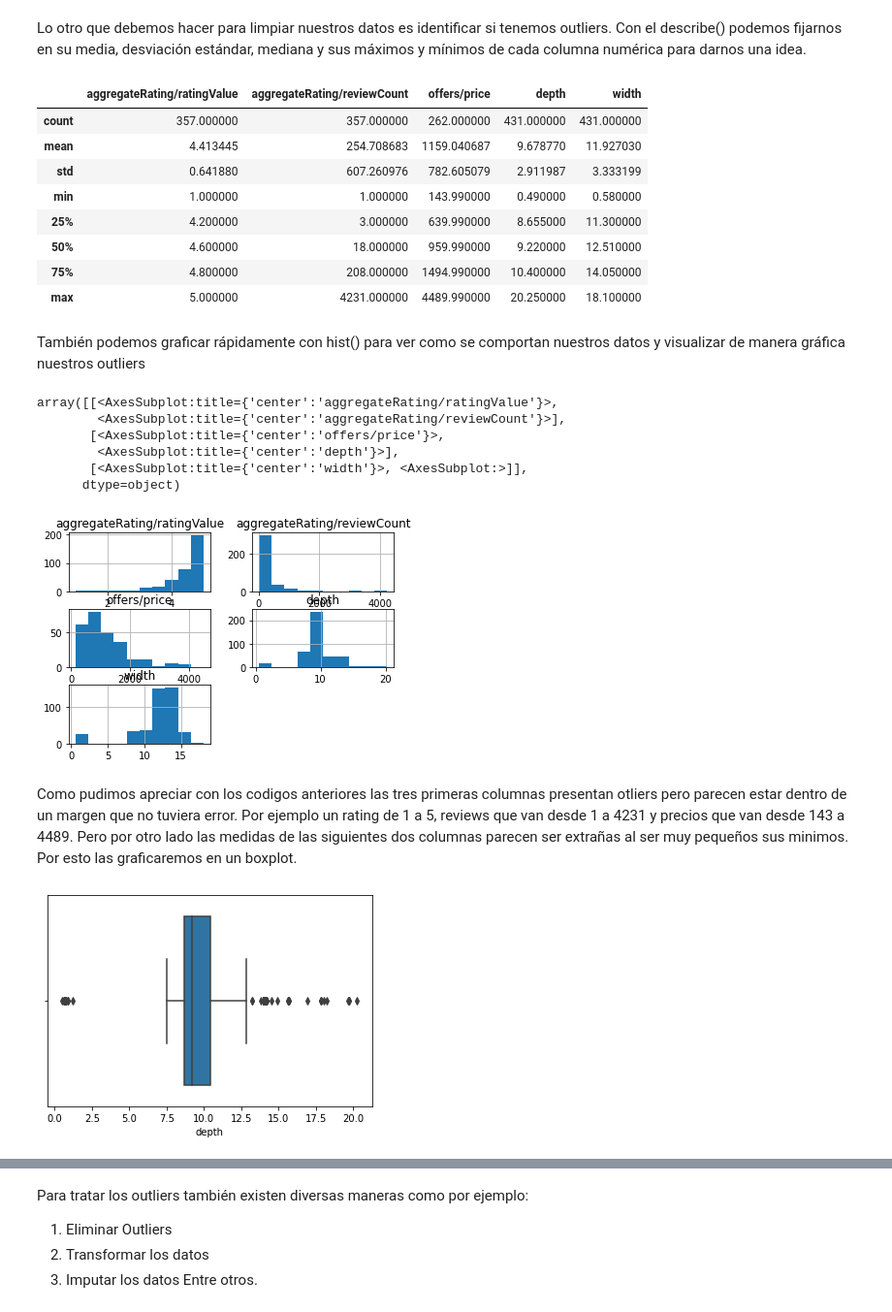
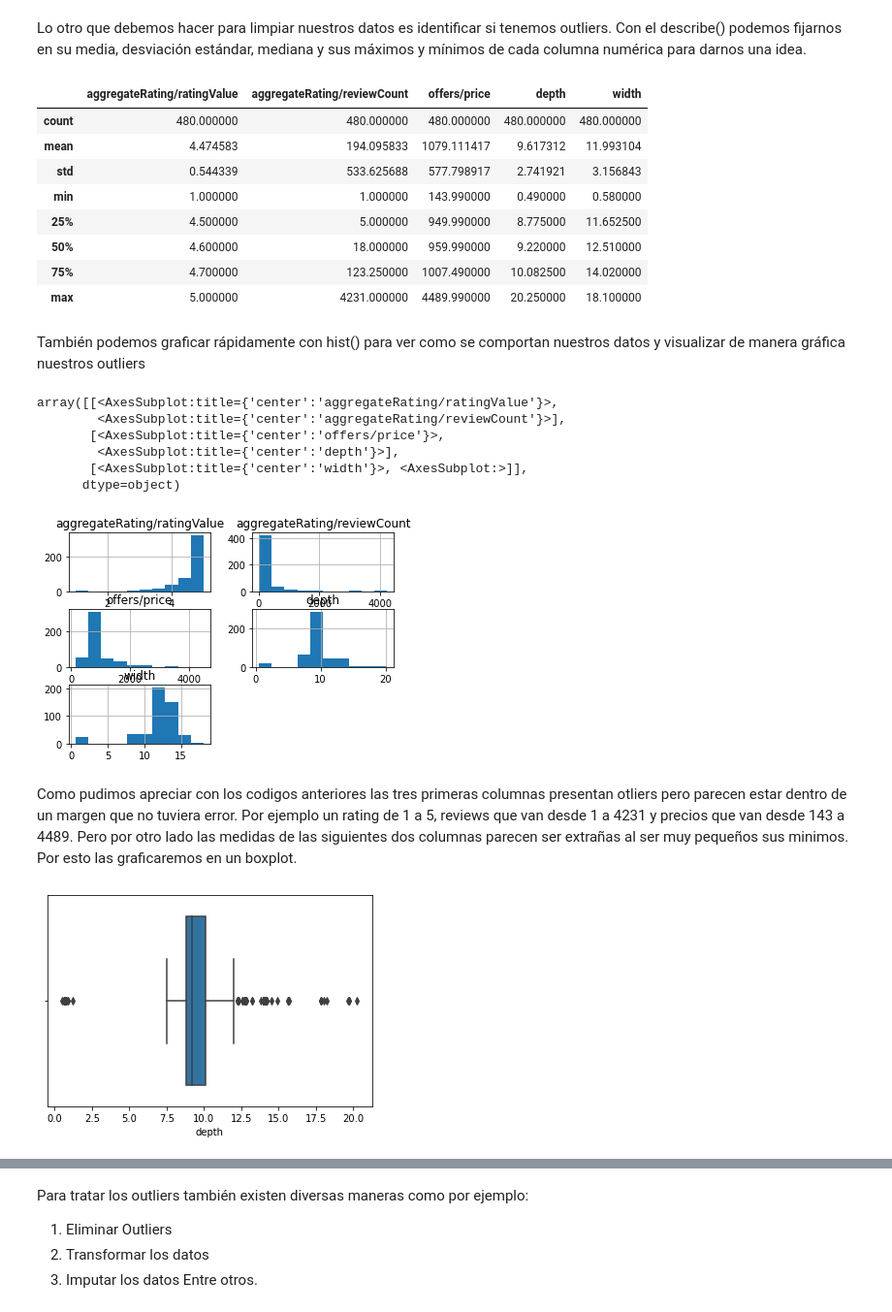
Before and after one commit to mariosanchez5/Limpieza-y-Transformacion-de-datos---Varios, a Jupyter notebook: Laptops2024.ipynb, the cells around one changed output, grey strips where cells are left out. Shown at 97% size. Cells and saved outputs as stored; diff of their text form; code cells hidden in the pictures.

```diff
--- a/Laptops2024.ipynb
+++ b/Laptops2024.ipynb
@@ -155,34 +156,34 @@ dtype: int64
 # %% [markdown]
 Lo otro que debemos hacer para limpiar nuestros datos es identificar si tenemos outliers. Con el describe() podemos fijarnos en su media, desviación estándar, mediana y sus máximos y mínimos de cada columna numérica para darnos una idea.
 # %%
-df.describe()
+df2_drop.describe()
 # %% [output]
 |  | aggregateRating/ratingValue | aggregateRating/reviewCount | offers/price | depth | width |
-| count | 357.000000 | 357.000000 | 262.000000 | 431.000000 | 431.000000 |
-| mean | 4.413445 | 254.708683 | 1159.040687 | 9.678770 | 11.927030 |
-| std | 0.641880 | 607.260976 | 782.605079 | 2.911987 | 3.333199 |
+| count | 480.000000 | 480.000000 | 480.000000 | 480.000000 | 480.000000 |
+| mean | 4.474583 | 194.095833 | 1079.111417 | 9.617312 | 11.993104 |
+| std | 0.544339 | 533.625688 | 577.798917 | 2.741921 | 3.156843 |
 | min | 1.000000 | 1.000000 | 143.990000 | 0.490000 | 0.580000 |
-| 25% | 4.200000 | 3.000000 | 639.990000 | 8.655000 | 11.300000 |
+| 25% | 4.500000 | 5.000000 | 949.990000 | 8.775000 | 11.652500 |
 | 50% | 4.600000 | 18.000000 | 959.990000 | 9.220000 | 12.510000 |
-| 75% | 4.800000 | 208.000000 | 1494.990000 | 10.400000 | 14.050000 |
+| 75% | 4.700000 | 123.250000 | 1007.490000 | 10.082500 | 14.020000 |
 | max | 5.000000 | 4231.000000 | 4489.990000 | 20.250000 | 18.100000 |
 # %% [markdown]
 También podemos graficar rápidamente con hist() para ver como se comportan nuestros datos y visualizar de manera gráfica nuestros outliers
 # %%
-df.hist()
+df2_drop.hist()
 # %% [output]
 array([[<AxesSubplot:title={'center':'aggregateRating/ratingValue'}>,
         <AxesSubplot:title={'center':'aggregateRating/reviewCount'}>],
        [<AxesSubplot:title={'center':'offers/price'}>,
         <AxesSubplot:title={'center':'depth'}>],
        [<AxesSubplot:title={'center':'width'}>, <AxesSubplot:>]],
       dtype=object)
-[figure, old version]
+[figure, new version]
 # %% [markdown]
 Como pudimos apreciar con los codigos anteriores las tres primeras columnas presentan otliers pero parecen estar dentro de un margen que no tuviera error. Por ejemplo un rating de 1 a 5, reviews que van desde 1 a 4231 y precios que van desde 143 a 4489. Pero por otro lado las medidas de las siguientes dos columnas parecen ser extrañas al ser muy pequeños sus minimos. Por esto las graficaremos en un boxplot.
 # %%
-sns.boxplot(x=df['depth'])
+sns.boxplot(x=df2_drop['depth'])
 plt.show()
 # %% [output]
-[figure, old version]
+[figure, new version]
 # %%
```
Also changed, not shown: parts of 7 cells of this notebook.
